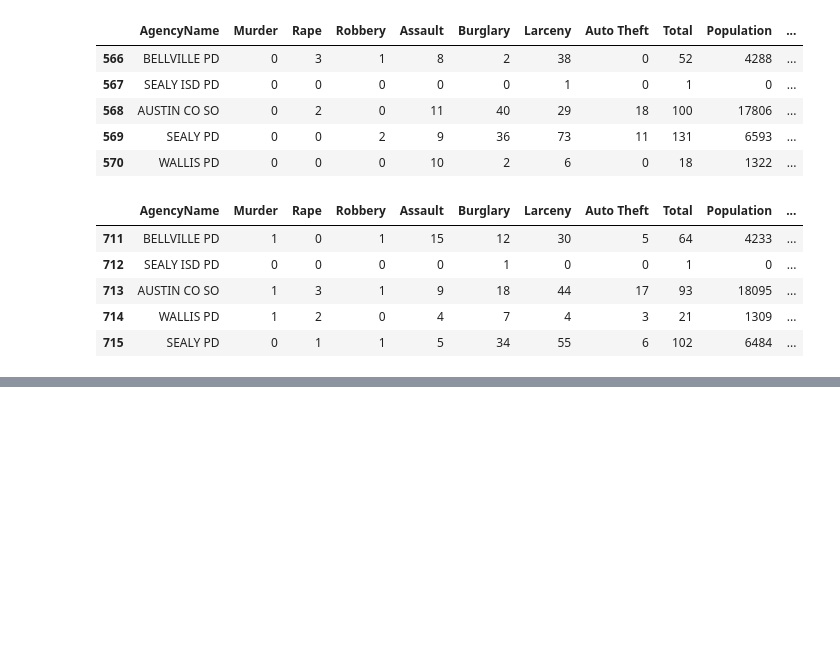
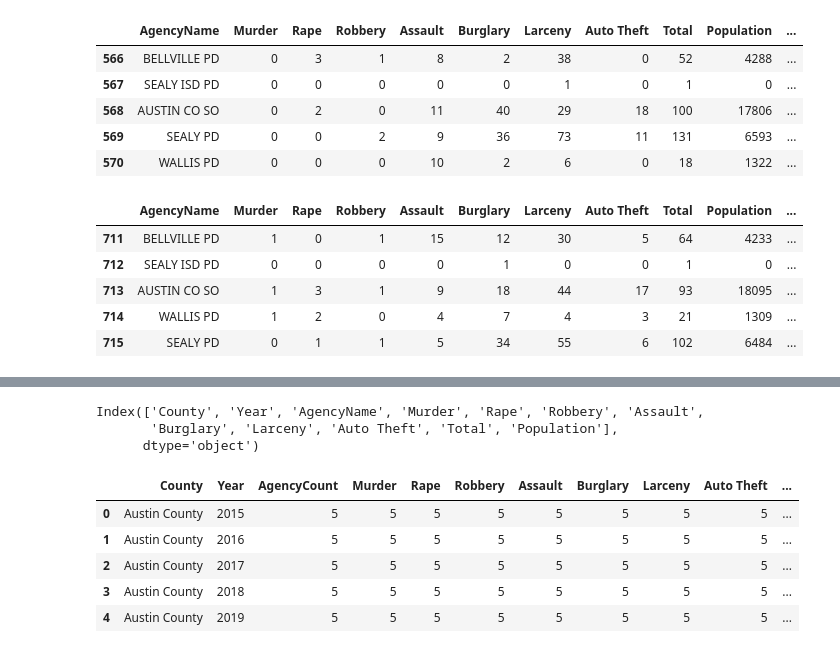
Before and after one commit to MiguelB512/Harris_Crime_Trends, a Jupyter notebook: Crime_Data_Exploration.ipynb, the cells around one changed output, grey strips where cells are left out. Saved outputs shown, nothing was run; the diff lists cells and outputs as text; code cells hidden in the pictures; blank space fills up the shorter version.

```diff
--- a/Crime_Data_Exploration.ipynb
+++ b/Crime_Data_Exploration.ipynb
@@ -175,0 +167,18 @@ agencies_count_per_year_df
+# %%
+# Column names
+agencies_count_per_year_df.columns
+# %% [output]
+Index(['County', 'Year', 'AgencyName', 'Murder', 'Rape', 'Robbery', 'Assault',
+       'Burglary', 'Larceny', 'Auto Theft', 'Total', 'Population'],
+      dtype='object')
+# %%
+# Rename AgencyName coulumn to Agency count
+agencies_count_per_year_df.rename(columns = {"AgencyName":"AgencyCount"}, inplace=True)
+agencies_count_per_year_df.head()
+# %% [output]
+|  | County | Year | AgencyCount | Murder | Rape | Robbery | Assault | Burglary | Larceny | Auto Theft | ... |
+| 0 | Austin County | 2015 | 5 | 5 | 5 | 5 | 5 | 5 | 5 | 5 | ... |
+| 1 | Austin County | 2016 | 5 | 5 | 5 | 5 | 5 | 5 | 5 | 5 | ... |
+| 2 | Austin County | 2017 | 5 | 5 | 5 | 5 | 5 | 5 | 5 | 5 | ... |
+| 3 | Austin County | 2018 | 5 | 5 | 5 | 5 | 5 | 5 | 5 | 5 | ... |
+| 4 | Austin County | 2019 | 5 | 5 | 5 | 5 | 5 | 5 | 5 | 5 | ... |
```
Also changed, not shown: parts of 27 cells of this notebook.
